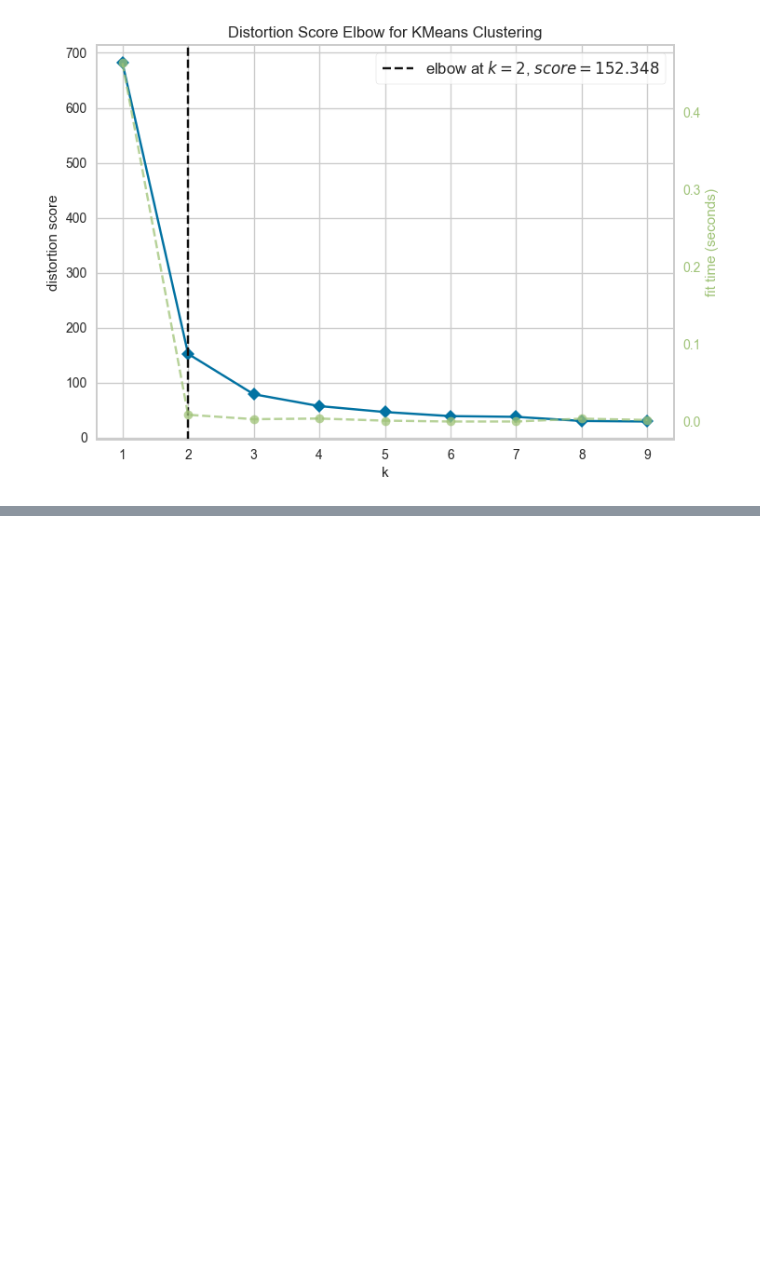
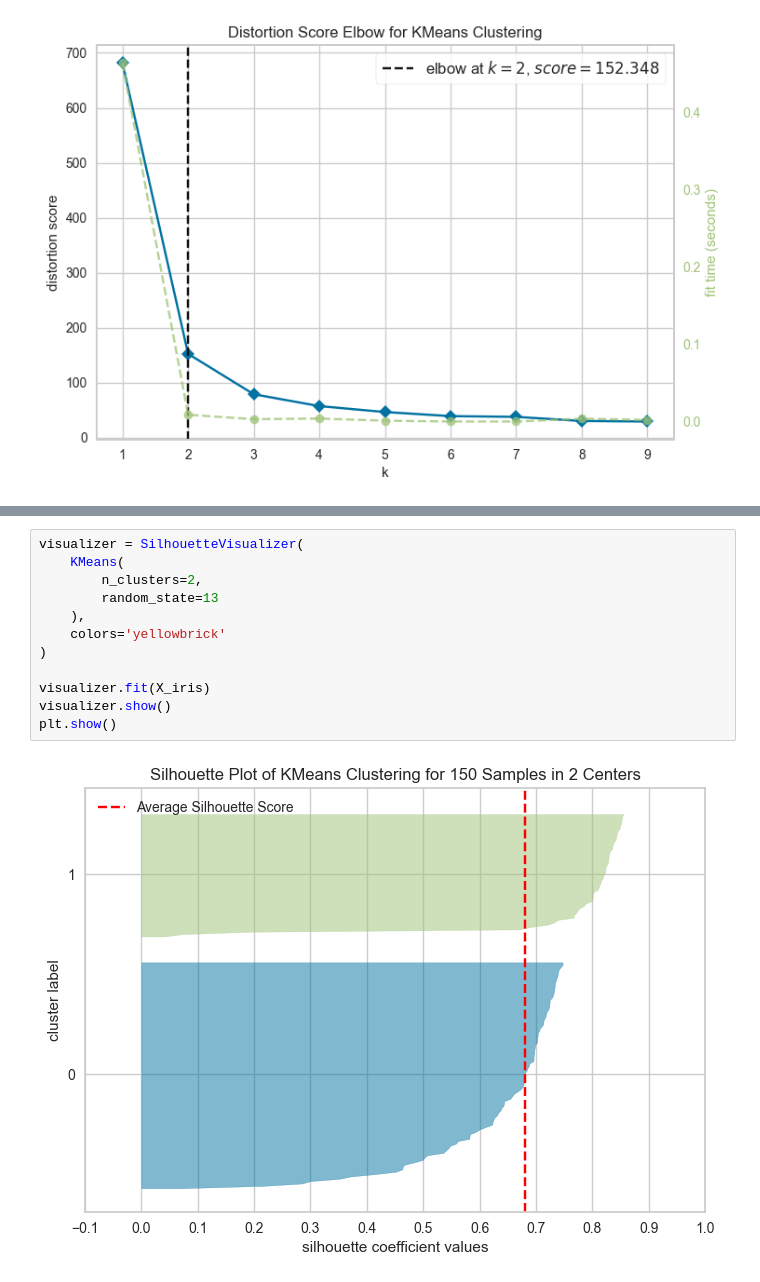
Before and after one commit to JuanFeA98/Machine_Learning, a Jupyter notebook: 04.Model_Evaluation/YellowBrick.ipynb, the cells around one changed output, grey strips where cells are left out. Saved outputs shown, nothing was run; the diff lists cells and outputs as text; blank space fills up the shorter version.

```diff
--- a/04.Model_Evaluation/YellowBrick.ipynb
+++ b/04.Model_Evaluation/YellowBrick.ipynb
@@ -111,0 +117,14 @@ plt.show()
+# %%
+visualizer = SilhouetteVisualizer(
+    KMeans(
+        n_clusters=2,
+        random_state=13
+    ),
+    colors='yellowbrick'
+)
+
+visualizer.fit(X_iris)
+visualizer.show()
+plt.show()
+# %% [output]
+[figure, added]
```
Also changed, not shown: parts of 9 cells of this notebook.
